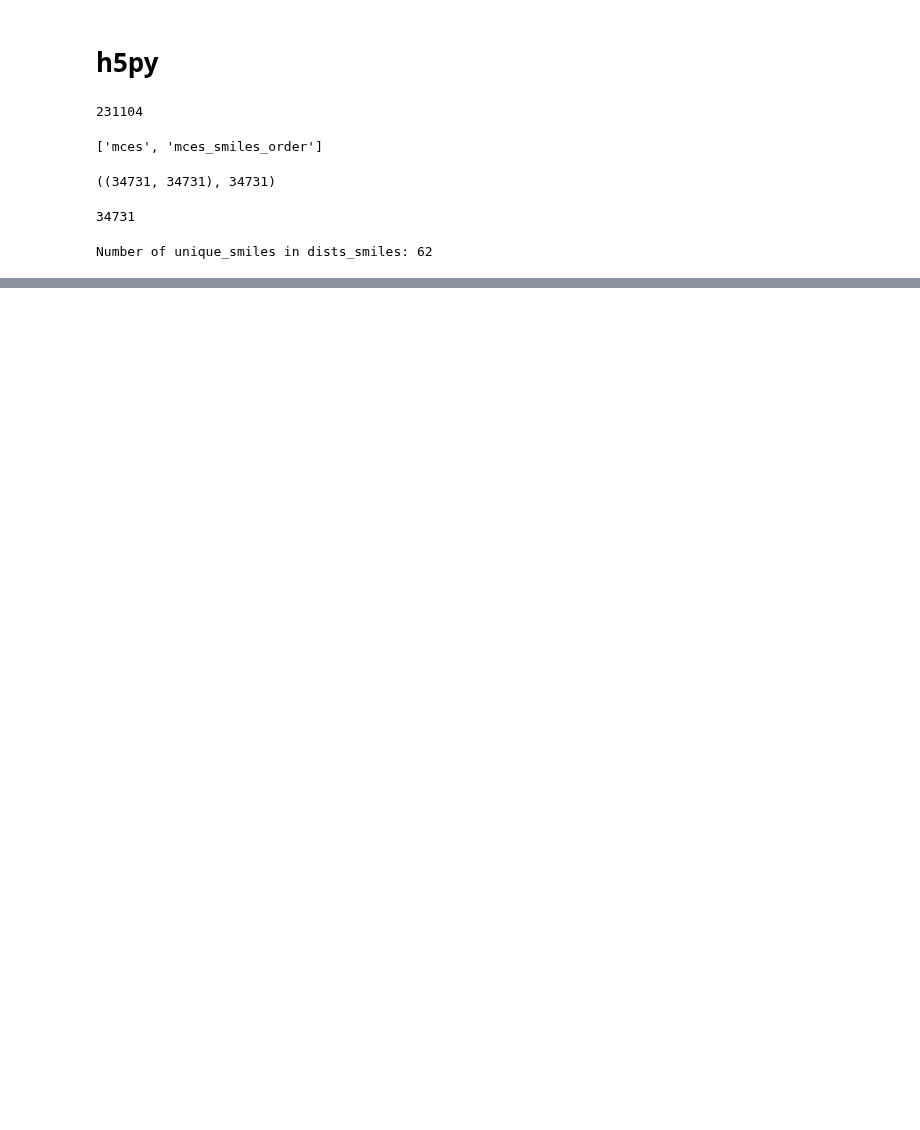
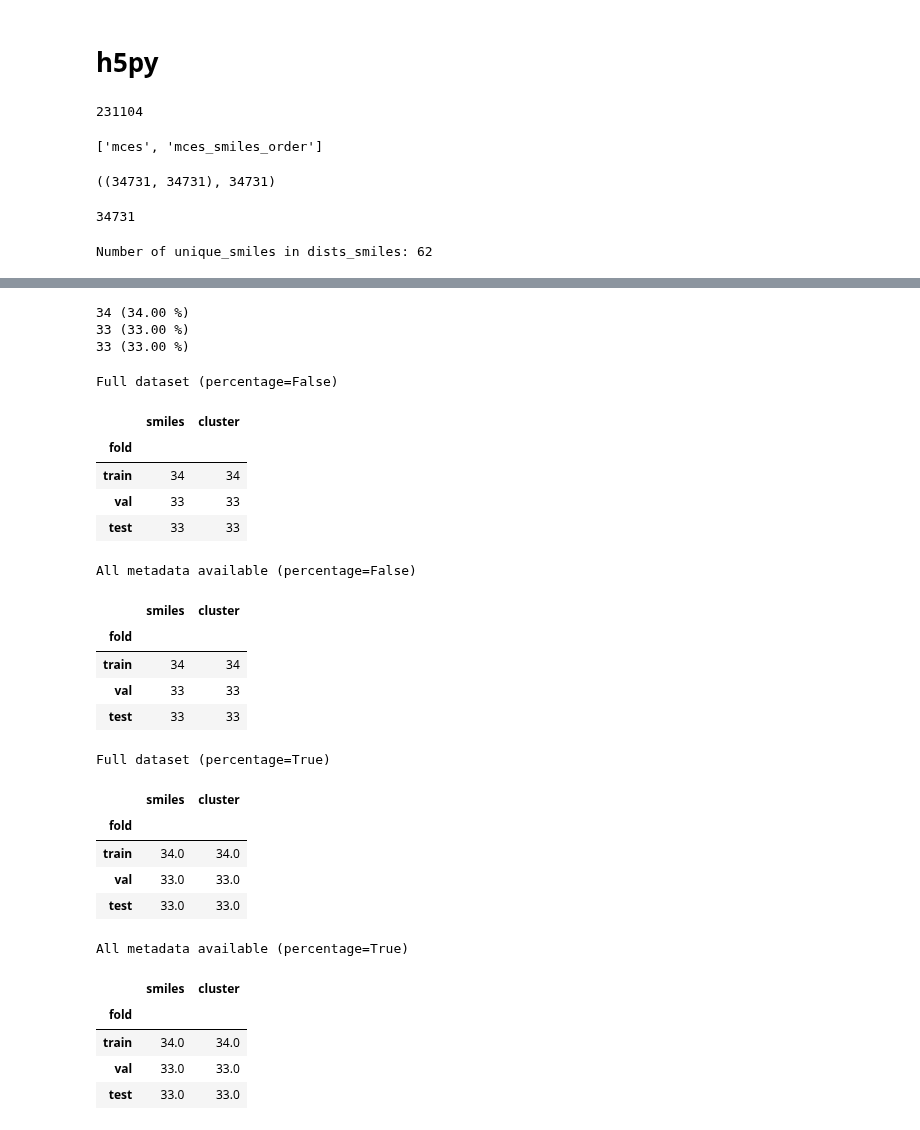
Before and after one commit to Jozefov/MassSpecGymMSn, a Jupyter notebook: notebooks/MSn/data_split.ipynb, the cells around one changed output, grey strips where cells are left out. Drawn from its saved outputs; the diff is of its cells as text; code cells hidden in the pictures; blank space fills up the shorter version.

```diff
--- a/notebooks/MSn/data_split.ipynb
+++ b/notebooks/MSn/data_split.ipynb
@@ -147,0 +185,9 @@ pulp.listSolvers(onlyAvailable=True)
+# %%
+clustering = AgglomerativeClustering(
+    metric='precomputed',
+    linkage='single',
+    distance_threshold=10,
+    n_clusters=None
+).fit(dists)
+clusters = clustering.labels_
+pd.Series(clusters).value_counts()
@@ -147,0 +277,61 @@ pulp.listSolvers(onlyAvailable=True)
+# %%
+# X = df['identifier'].values
+X = df['smiles'].values
+y = df['stratification_group'].values
+groups = df['cluster'].values
+sgkf = StratifiedGroupKFold(n_splits=3)
+sgkf_split = sgkf.split(X, y, groups)
+folds = []
+for i, (train_index, test_index) in enumerate(sgkf_split):
+    print(f'{len(test_index)} ({len(test_index) / len(X) * 100:.2f} %)')
+    folds.append(X[test_index])
+# %% [output]
+34 (34.00 %)
+33 (33.00 %)
+33 (33.00 %)
+# %%
+folds_map = {}
+for i, fold in enumerate(folds):
+    for identifier in fold:
+        folds_map[identifier] = ['train', 'val', 'test'][i]
+df['fold'] = df['smiles'].map(folds_map)
+
+def fold_composition(df_q, percentage=True):
+    unique_counts = df_q.groupby(['fold']).agg({'smiles': 'nunique', 'cluster': 'nunique'})
+    if not percentage:
+        res = unique_counts
+    else:
+        total_counts = df_q.agg({'smiles': 'nunique', 'cluster': 'nunique'})
+        percentage_counts = (unique_counts / total_counts) * 100
+        res = percentage_counts.round(2)
+    return res[[ 'smiles', 'cluster']].loc[['train', 'val', 'test']]
+for percentage in [False, True]:
+    print(f'Full dataset (percentage={percentage})')
+    display(fold_composition(df, percentage=percentage))
+    print(f'All metadata available (percentage={percentage})')
+    display(fold_composition(df.dropna(), percentage=percentage))
+# %% [output]
+Full dataset (percentage=False)
+|  | smiles | cluster |
+| fold |  |  |
+| train | 34 | 34 |
+| val | 33 | 33 |
+| test | 33 | 33 |
+All metadata available (percentage=False)
+|  | smiles | cluster |
+| fold |  |  |
+| train | 34 | 34 |
+| val | 33 | 33 |
+| test | 33 | 33 |
+Full dataset (percentage=True)
+|  | smiles | cluster |
+| fold |  |  |
+| train | 34.0 | 34.0 |
+| val | 33.0 | 33.0 |
+| test | 33.0 | 33.0 |
+All metadata available (percentage=True)
+|  | smiles | cluster |
+| fold |  |  |
+| train | 34.0 | 34.0 |
+| val | 33.0 | 33.0 |
+| test | 33.0 | 33.0 |
```
Also changed, not shown: parts of 28 cells of this notebook, 7 other files.
